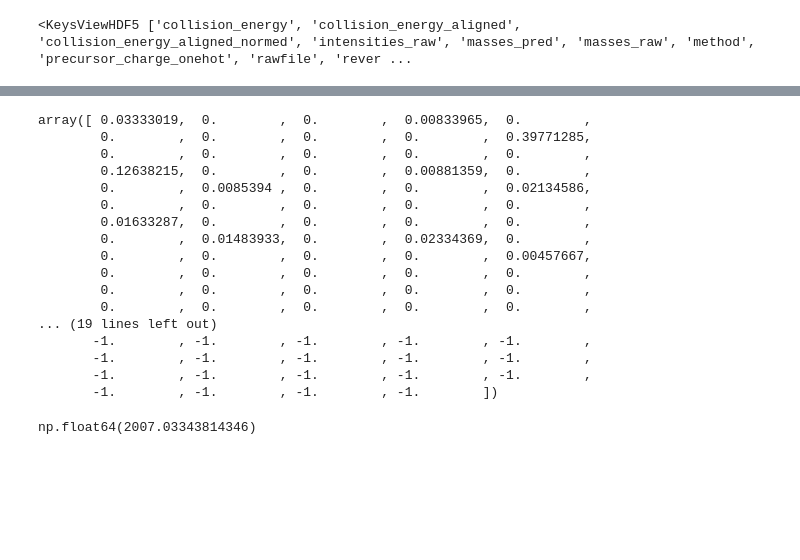
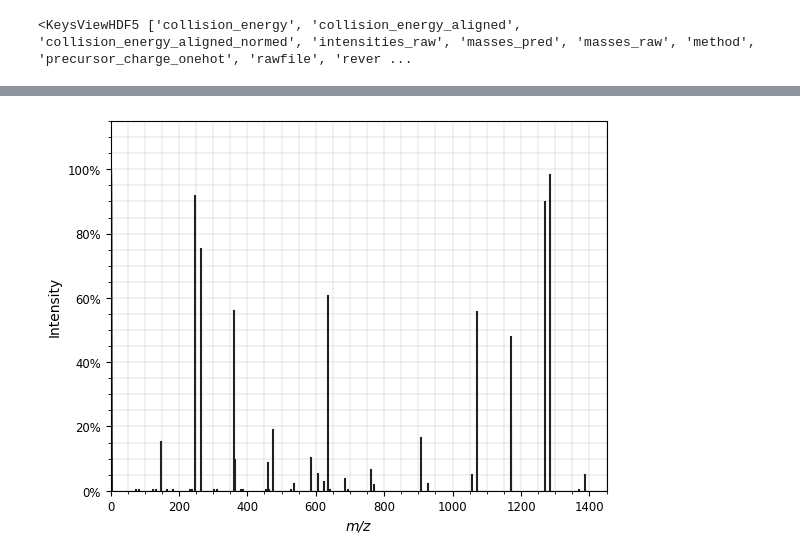
Before and after one commit to snozywolf59/ms2-signal-modelling-by-fm, a Jupyter notebook: run_real_data/draw_intensity.ipynb, the cells around one changed output, grey strips where cells are left out. Saved outputs shown, nothing was run; the diff lists cells and outputs as text; code cells hidden in the pictures; blank space fills up the shorter version.

```diff
--- a/run_real_data/draw_intensity.ipynb
+++ b/run_real_data/draw_intensity.ipynb
@@ -21,0 +66,2 @@ from utils import get_peptide_seq
+# %%
+generated_np  = torch.sigmoid(generated.detach()).numpy()
@@ -99,43 +118,4 @@ mzs
-# %%
-import matplotlib.pyplot as plt
-from spectrum_utils import spectrum
-from spectrum_utils.plot import spectrum as plot_spectrum
-
-def plot_intensity_spectrum(seq, charge, intensities):
-    precursor_mz = mass.fast_mass(seq, charge=charge)
-    mzs = calculate_fragments(seq, charge)
-    spec = spectrum.MsmsSpectrum(
-        identifier=f"{seq}_{charge}",
-        precursor_mz=precursor_mz,
-        precursor_charge=charge,
-        mz=mzs,
-        intensity=intensities
-    )
-    plot_spectrum(spec)
-    plt.show()
 # %%
-sequence = get_peptide_seq(seqs[0])
+plot_intensity_spectrum(get_peptide_seq(seqs[index]), charges[index], generated_np[0])
+# %% [output]
+[figure, added]
-# %%
-intensities[0]
-# %% [output]
-array([ 0.03333019,  0.        ,  0.        ,  0.00833965,  0.        ,
-        0.        ,  0.        ,  0.        ,  0.        ,  0.39771285,
-        0.        ,  0.        ,  0.        ,  0.        ,  0.        ,
-        0.12638215,  0.        ,  0.        ,  0.00881359,  0.        ,
-        0.        ,  0.0085394 ,  0.        ,  0.        ,  0.02134586,
-        0.        ,  0.        ,  0.        ,  0.        ,  0.        ,
-        0.01633287,  0.        ,  0.        ,  0.        ,  0.        ,
-        0.        ,  0.01483933,  0.        ,  0.02334369,  0.        ,
-        0.        ,  0.        ,  0.        ,  0.        ,  0.00457667,
-        0.        ,  0.        ,  0.        ,  0.        ,  0.        ,
-        0.        ,  0.        ,  0.        ,  0.        ,  0.        ,
-        0.        ,  0.        ,  0.        ,  0.        ,  0.        ,
-... (19 lines left out)
-       -1.        , -1.        , -1.        , -1.        , -1.        ,
-       -1.        , -1.        , -1.        , -1.        , -1.        ,
-       -1.        , -1.        , -1.        , -1.        , -1.        ,
-       -1.        , -1.        , -1.        , -1.        ])
-# %%
-max(calculate_fragments(sequence, charges[0]))
-# %% [output]
-np.float64(2007.03343814346)
```
Also changed, not shown: parts of 22 cells of this notebook, 23 other files.
